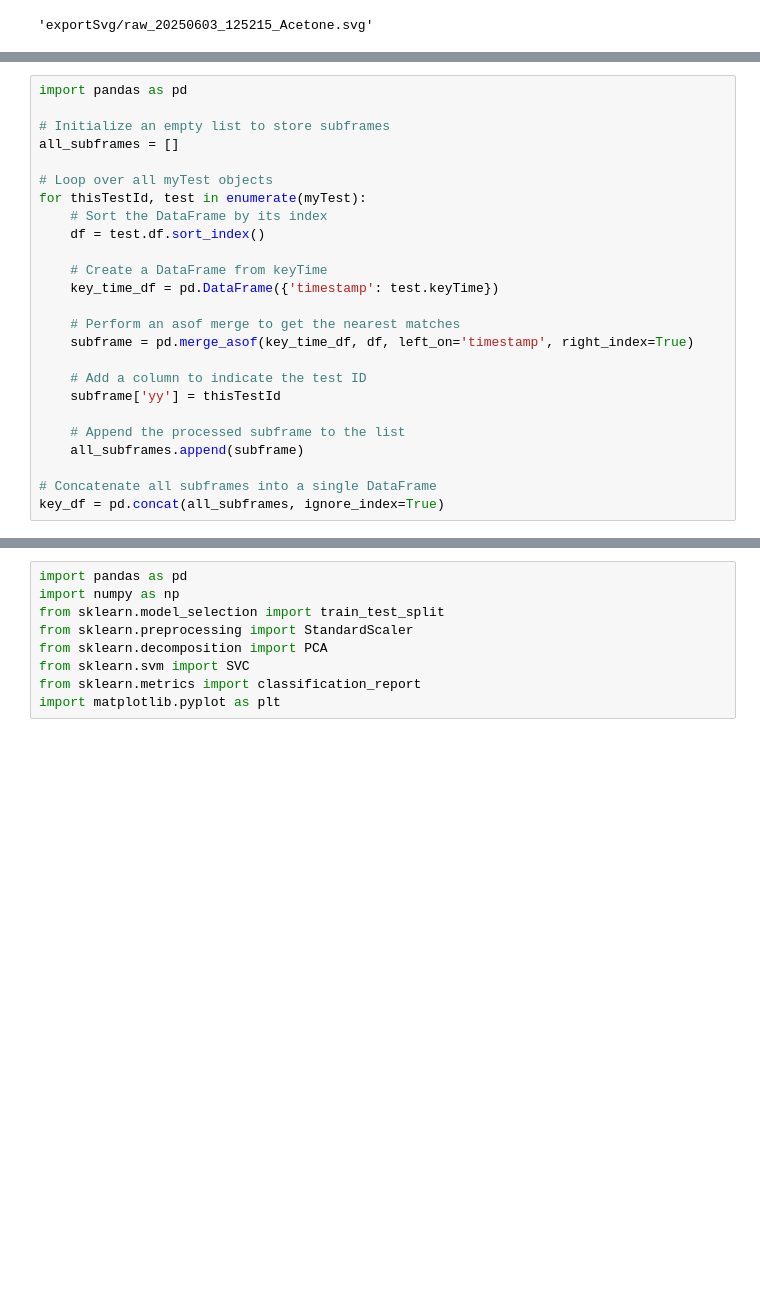
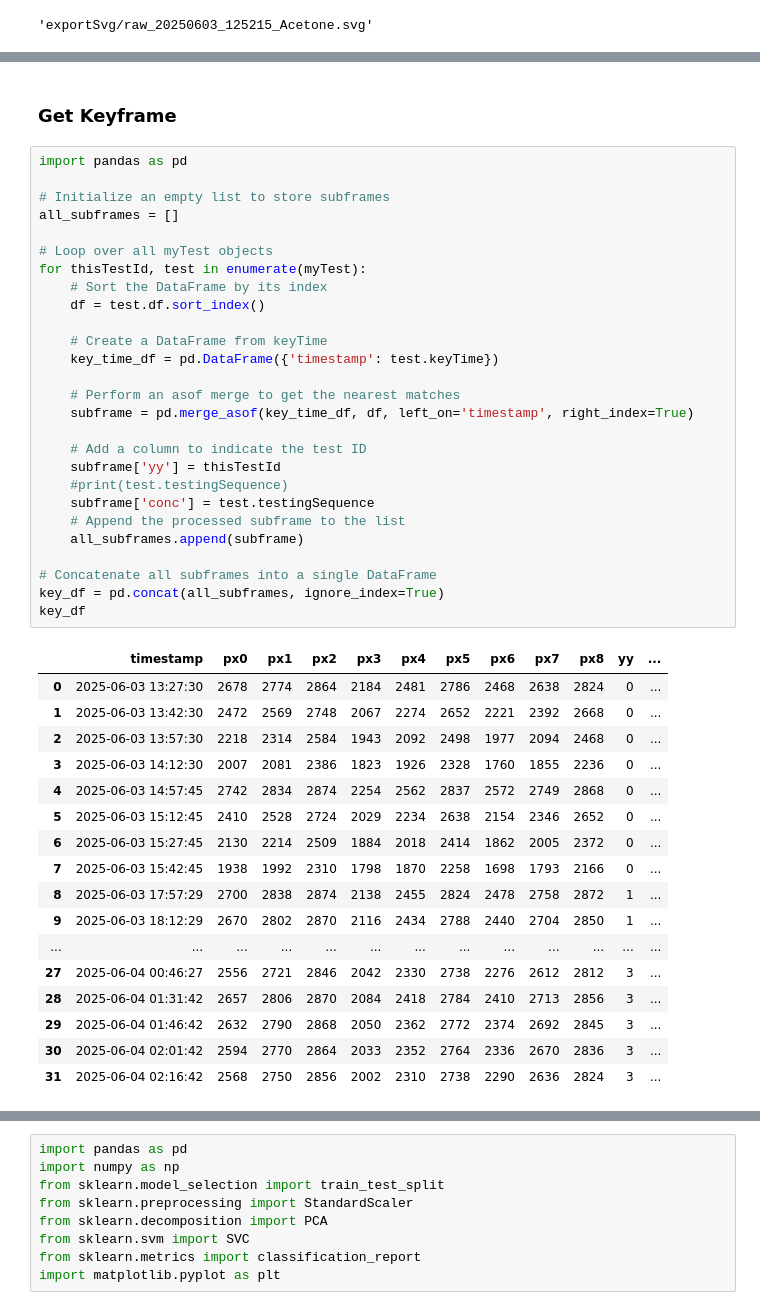
Before and after one commit to Jonathanchan1996/waterpaper, a Jupyter notebook: water3x3_classifi.ipynb, the cells around one changed output, grey strips where cells are left out. Drawn from its saved outputs; the diff is of its cells as text; blank space fills up the shorter version.

```diff
--- a/water3x3_classifi.ipynb
+++ b/water3x3_classifi.ipynb
@@ -233,25 +252,47 @@ plt.savefig(f'exportSvg/raw_{myTest[thisTestId].testingTime}_{myTest[thisTestId]
+# %% [markdown]
+### Get Keyframe
 # %%
 import pandas as pd
 
 # Initialize an empty list to store subframes
 all_subframes = []
 
 # Loop over all myTest objects
 for thisTestId, test in enumerate(myTest):
     # Sort the DataFrame by its index
     df = test.df.sort_index()
 
     # Create a DataFrame from keyTime
     key_time_df = pd.DataFrame({'timestamp': test.keyTime})
 
     # Perform an asof merge to get the nearest matches
     subframe = pd.merge_asof(key_time_df, df, left_on='timestamp', right_index=True)
 
     # Add a column to indicate the test ID
     subframe['yy'] = thisTestId
-
+    #print(test.testingSequence)
+    subframe['conc'] = test.testingSequence
     # Append the processed subframe to the list
     all_subframes.append(subframe)
 
 # Concatenate all subframes into a single DataFrame
 key_df = pd.concat(all_subframes, ignore_index=True)
+key_df
+# %% [output]
+|  | timestamp | px0 | px1 | px2 | px3 | px4 | px5 | px6 | px7 | px8 | yy | ... |
+| 0 | 2025-06-03 13:27:30 | 2678 | 2774 | 2864 | 2184 | 2481 | 2786 | 2468 | 2638 | 2824 | 0 | ... |
+| 1 | 2025-06-03 13:42:30 | 2472 | 2569 | 2748 | 2067 | 2274 | 2652 | 2221 | 2392 | 2668 | 0 | ... |
+| 2 | 2025-06-03 13:57:30 | 2218 | 2314 | 2584 | 1943 | 2092 | 2498 | 1977 | 2094 | 2468 | 0 | ... |
+| 3 | 2025-06-03 14:12:30 | 2007 | 2081 | 2386 | 1823 | 1926 | 2328 | 1760 | 1855 | 2236 | 0 | ... |
+| 4 | 2025-06-03 14:57:45 | 2742 | 2834 | 2874 | 2254 | 2562 | 2837 | 2572 | 2749 | 2868 | 0 | ... |
+| 5 | 2025-06-03 15:12:45 | 2410 | 2528 | 2724 | 2029 | 2234 | 2638 | 2154 | 2346 | 2652 | 0 | ... |
+| 6 | 2025-06-03 15:27:45 | 2130 | 2214 | 2509 | 1884 | 2018 | 2414 | 1862 | 2005 | 2372 | 0 | ... |
+| 7 | 2025-06-03 15:42:45 | 1938 | 1992 | 2310 | 1798 | 1870 | 2258 | 1698 | 1793 | 2166 | 0 | ... |
+| 8 | 2025-06-03 17:57:29 | 2700 | 2838 | 2874 | 2138 | 2455 | 2824 | 2478 | 2758 | 2872 | 1 | ... |
+| 9 | 2025-06-03 18:12:29 | 2670 | 2802 | 2870 | 2116 | 2434 | 2788 | 2440 | 2704 | 2850 | 1 | ... |
+| ... | ... | ... | ... | ... | ... | ... | ... | ... | ... | ... | ... | ... |
+| 27 | 2025-06-04 00:46:27 | 2556 | 2721 | 2846 | 2042 | 2330 | 2738 | 2276 | 2612 | 2812 | 3 | ... |
+| 28 | 2025-06-04 01:31:42 | 2657 | 2806 | 2870 | 2084 | 2418 | 2784 | 2410 | 2713 | 2856 | 3 | ... |
+| 29 | 2025-06-04 01:46:42 | 2632 | 2790 | 2868 | 2050 | 2362 | 2772 | 2374 | 2692 | 2845 | 3 | ... |
+| 30 | 2025-06-04 02:01:42 | 2594 | 2770 | 2864 | 2033 | 2352 | 2764 | 2336 | 2670 | 2836 | 3 | ... |
+| 31 | 2025-06-04 02:16:42 | 2568 | 2750 | 2856 | 2002 | 2310 | 2738 | 2290 | 2636 | 2824 | 3 | ... |
```
Also changed, not shown: parts of 17 cells of this notebook.
